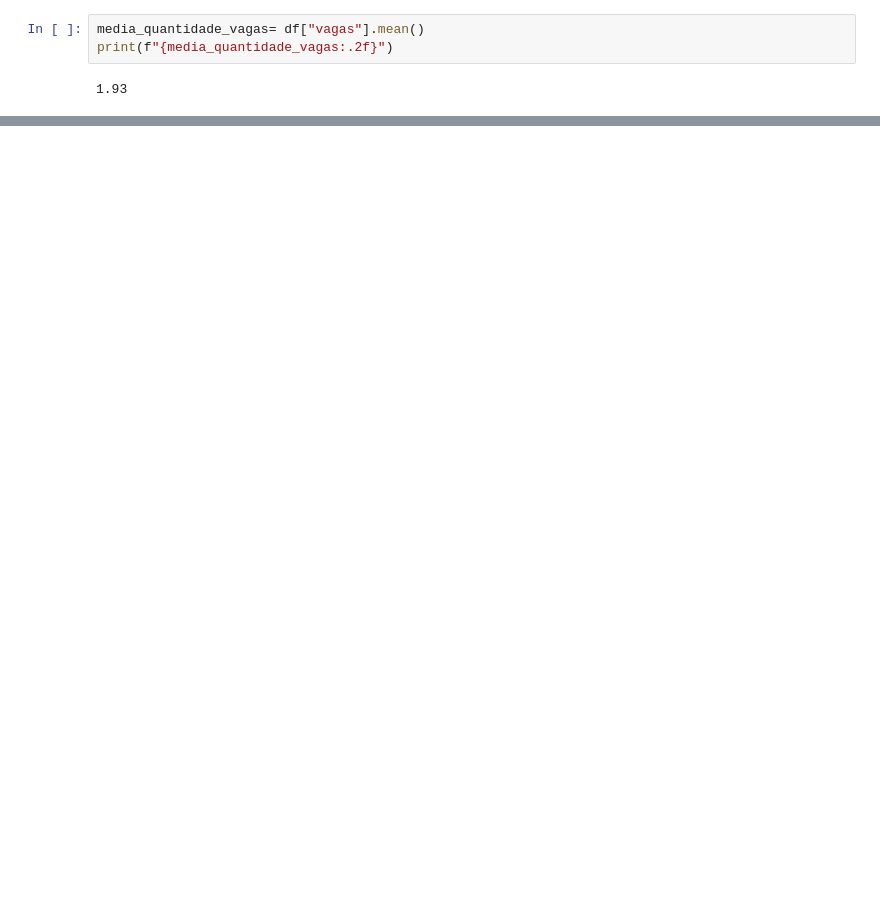
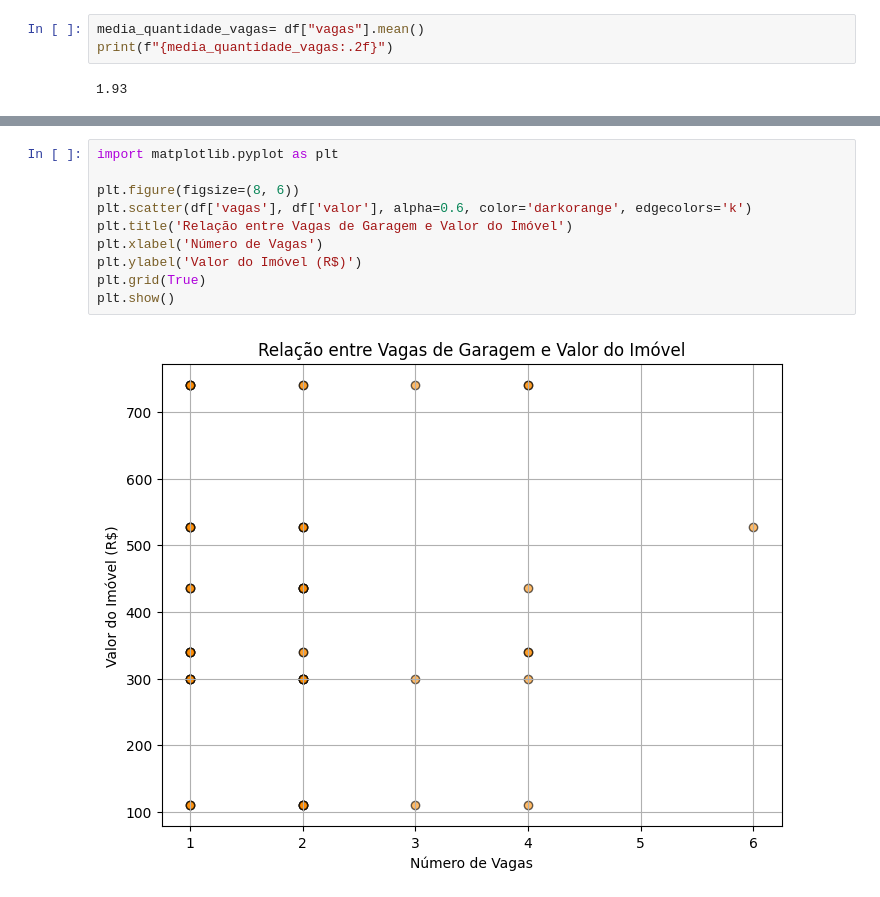
Before and after one commit to NicoliFelip/WebScraping---Viva-Real, a Jupyter notebook: analise_imoveis_tratados.ipynb, the cells around one changed output, grey strips where cells are left out. Drawn from its saved outputs; the diff is of its cells as text; blank space fills up the shorter version.

```diff
--- a/analise_imoveis_tratados.ipynb
+++ b/analise_imoveis_tratados.ipynb
@@ -30,0 +88,12 @@ TypeError: Could not convert string 'Cond. 750 • IPTU 2.000Cond. 750 • IPTU
+# %%
+import matplotlib.pyplot as plt
+
+plt.figure(figsize=(8, 6))
+plt.scatter(df['vagas'], df['valor'], alpha=0.6, color='darkorange', edgecolors='k')
+plt.title('Relação entre Vagas de Garagem e Valor do Imóvel')
+plt.xlabel('Número de Vagas')
+plt.ylabel('Valor do Imóvel (R$)')
+plt.grid(True)
+plt.show()
+# %% [output]
+[figure, added]
```
Also changed, not shown: parts of 9 cells of this notebook, 2 other files.
